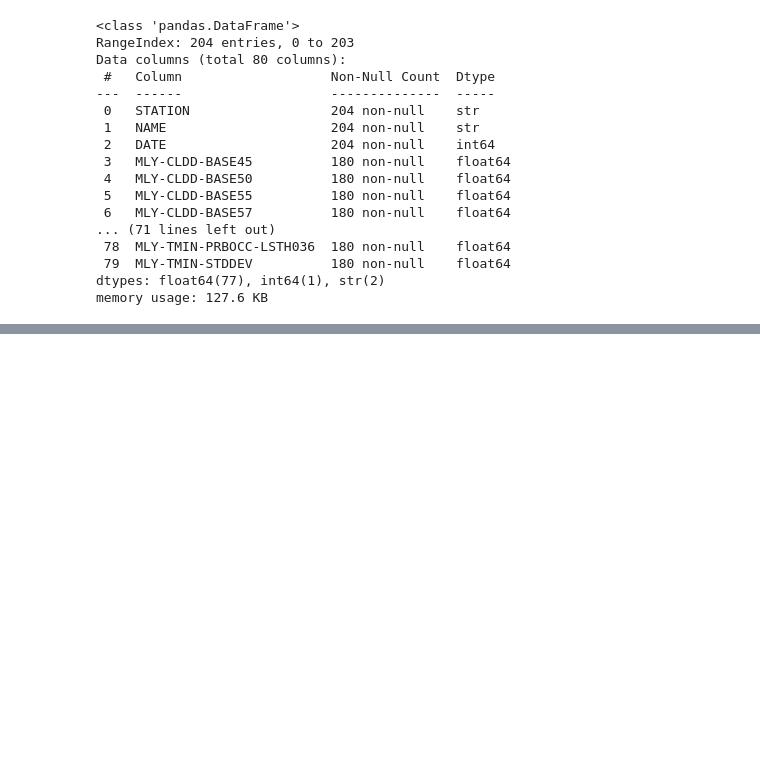
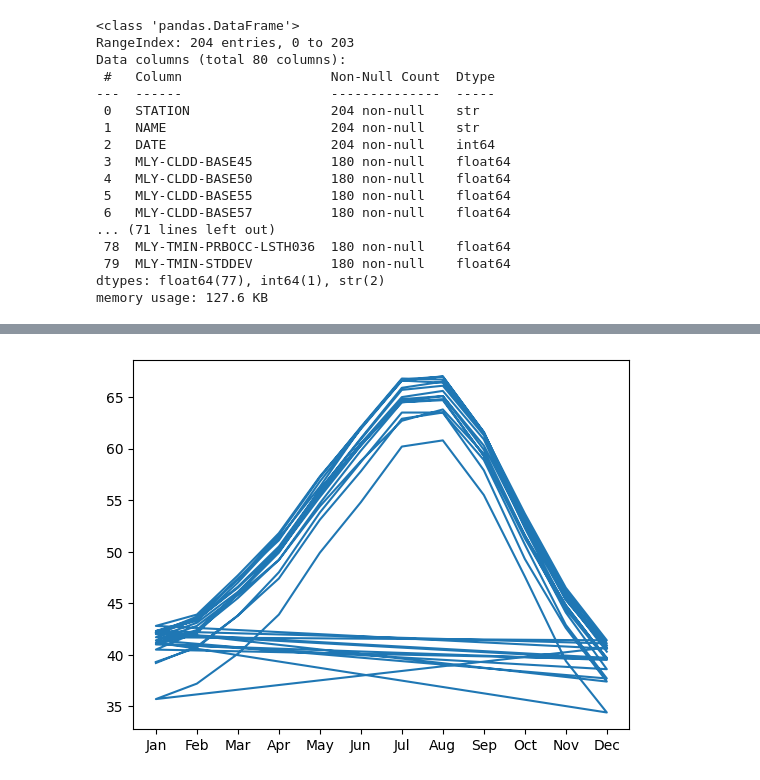
Before and after one commit to mwanyumba7/Python-Deep-Dive-Demos, a Jupyter notebook: PyData-Class-Notes-2506/deep-dive-into-matplotlib-and-seaborn.ipynb, the cells around one changed output, grey strips where cells are left out. Cells and saved outputs as stored; diff of their text form; code cells hidden in the pictures; blank space fills up the shorter version.

```diff
--- a/PyData-Class-Notes-2506/deep-dive-into-matplotlib-and-seaborn.ipynb
+++ b/PyData-Class-Notes-2506/deep-dive-into-matplotlib-and-seaborn.ipynb
@@ -84,3 +88,10 @@ memory usage: 127.6 KB
 # %%
 # Craete a new column on both dataframes called "month" that contains the month of the date column
 # eg 1 = Jan 2 = Feb .. , 11 = Nov , 12 = Dec
+# Create a New Column for the Month where 1 = Jan 2 = Feb etc all the way to 12 = Dec Given the Date month just contains intergers and not date time formart we can just assign the month column to be the same as the date month column
+
+month_map = {1: "Jan", 2: "Feb", 3: "Mar", 4: "Apr", 5: "May", 6: "Jun",
+             7: "Jul", 8: "Aug", 9: "Sep", 10: "Oct", 11: "Nov", 12: "Dec"}
+
+seattle["MONTH"] = seattle["DATE"].astype(int).map(month_map)
+seattle.head()
@@ -86,0 +162,6 @@ memory usage: 127.6 KB
+# %%
+fig, ax = plt.subplots()
+ax.plot(seattle["MONTH"], seattle["MLY-TAVG-NORMAL"])
+plt.show()
+# %% [output]
+[figure, added]
```
Also changed, not shown: parts of 23 cells of this notebook, 17 other files.
